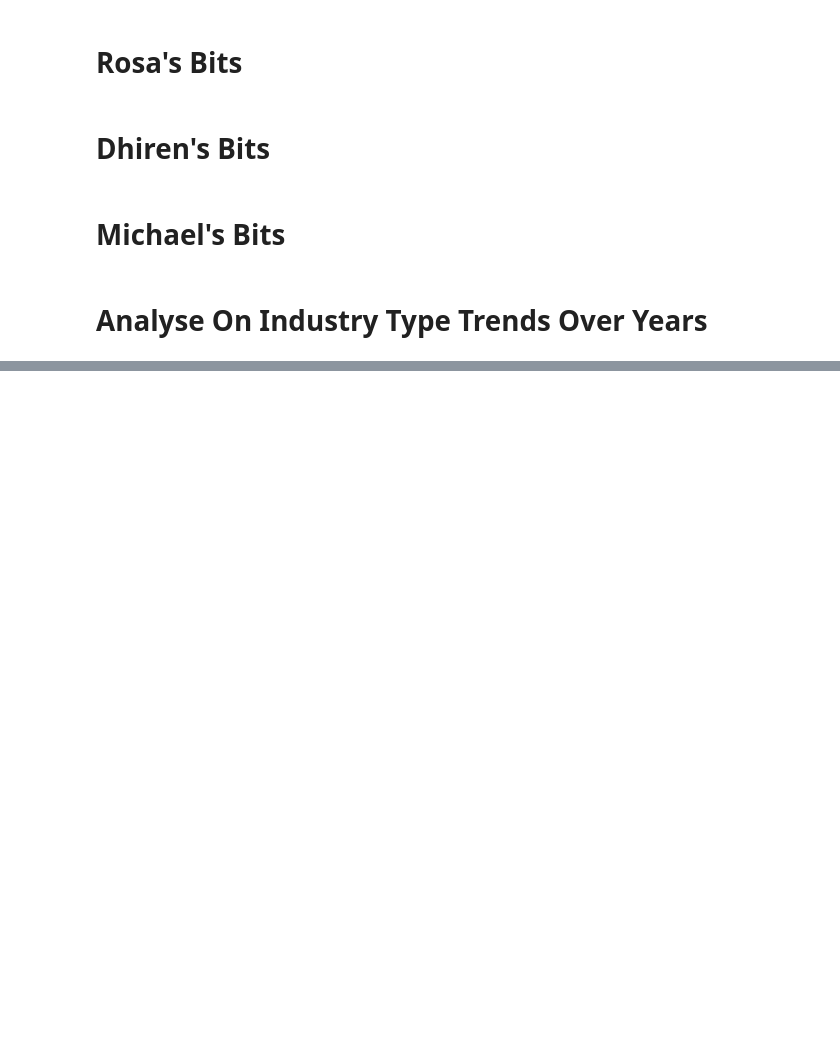
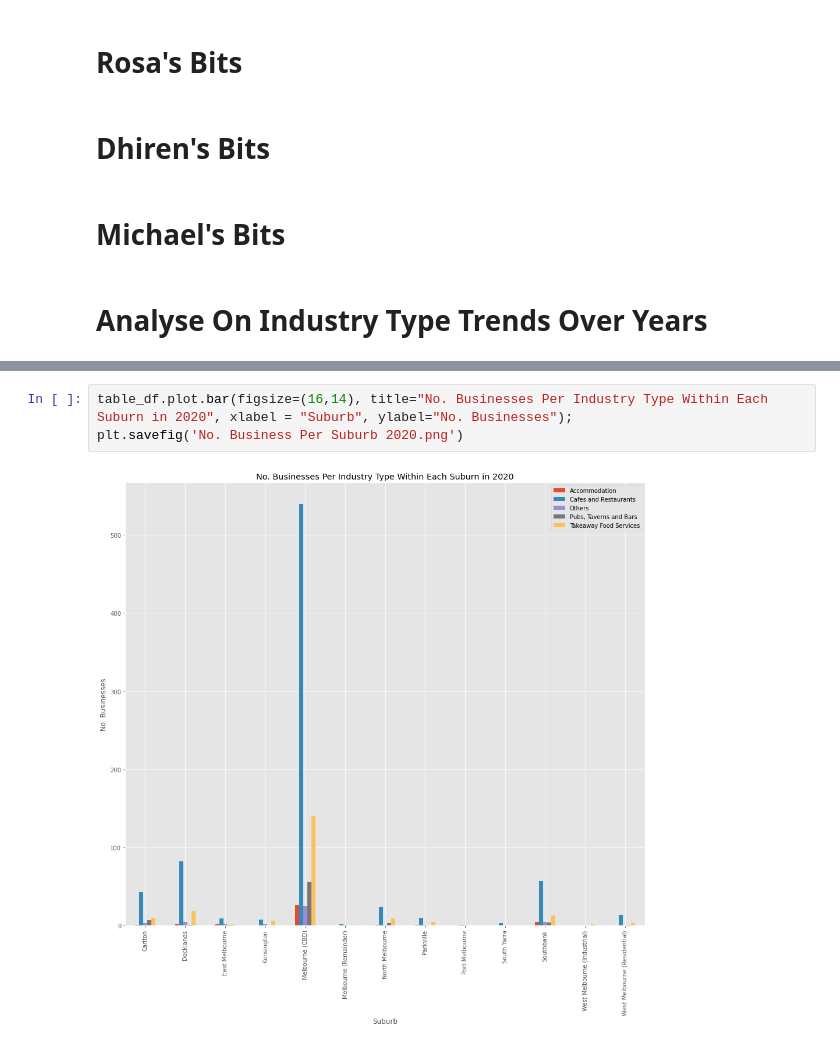
Before and after one commit to JarrodCasey/databootcamp-project1, a Jupyter notebook: MelbourneCafeAnalysis.ipynb, the cells around one changed output, grey strips where cells are left out. Cells and saved outputs as stored; diff of their text form; blank space fills up the shorter version.

```diff
--- a/MelbourneCafeAnalysis.ipynb
+++ b/MelbourneCafeAnalysis.ipynb
@@ -376,0 +374,5 @@ table_df.plot.bar(figsize=(16,16));
+# %%
+table_df.plot.bar(figsize=(16,14), title="No. Businesses Per Industry Type Within Each Suburn in 2020", xlabel = "Suburb", ylabel="No. Businesses");
+plt.savefig('No. Business Per Suburb 2020.png')
+# %% [output]
+[figure, added]
```
Also changed, not shown: parts of 25 cells of this notebook, 3 other files.
